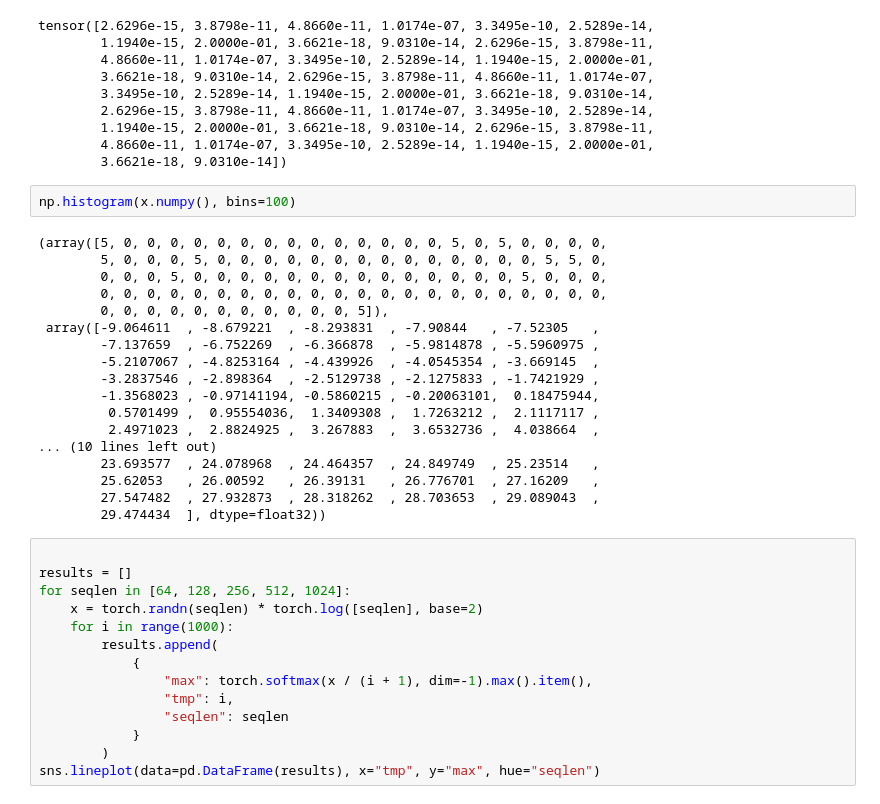
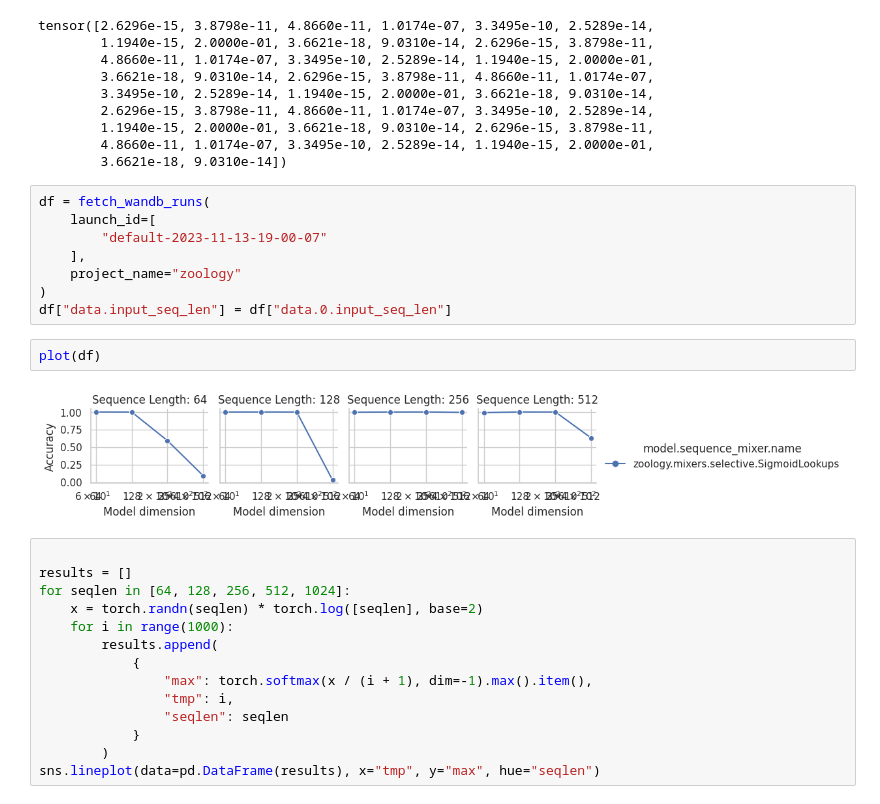
Before and after one commit to HazyResearch/zoology, a Jupyter notebook: zoology/analysis/scratch.ipynb, the cells around one changed output. Drawn from its saved outputs; the diff is of its cells as text.

```diff
--- a/zoology/analysis/scratch.ipynb
+++ b/zoology/analysis/scratch.ipynb
@@ -71,26 +77,18 @@ tensor([2.6296e-15, 3.8798e-11, 4.8660e-11, 1.0174e-07, 3.3495e-10, 2.5289e-14,
         1.1940e-15, 2.0000e-01, 3.6621e-18, 9.0310e-14, 2.6296e-15, 3.8798e-11,
         4.8660e-11, 1.0174e-07, 3.3495e-10, 2.5289e-14, 1.1940e-15, 2.0000e-01,
         3.6621e-18, 9.0310e-14])
-# %%
-np.histogram(x.numpy(), bins=100)
-# %% [output]
-(array([5, 0, 0, 0, 0, 0, 0, 0, 0, 0, 0, 0, 0, 0, 0, 5, 0, 5, 0, 0, 0, 0,
-        5, 0, 0, 0, 5, 0, 0, 0, 0, 0, 0, 0, 0, 0, 0, 0, 0, 0, 0, 5, 5, 0,
-        0, 0, 0, 5, 0, 0, 0, 0, 0, 0, 0, 0, 0, 0, 0, 0, 0, 0, 5, 0, 0, 0,
-        0, 0, 0, 0, 0, 0, 0, 0, 0, 0, 0, 0, 0, 0, 0, 0, 0, 0, 0, 0, 0, 0,
-        0, 0, 0, 0, 0, 0, 0, 0, 0, 0, 0, 5]),
- array([-9.064611  , -8.679221  , -8.293831  , -7.90844   , -7.52305   ,
-        -7.137659  , -6.752269  , -6.366878  , -5.9814878 , -5.5960975 ,
-        -5.2107067 , -4.8253164 , -4.439926  , -4.0545354 , -3.669145  ,
-        -3.2837546 , -2.898364  , -2.5129738 , -2.1275833 , -1.7421929 ,
-        -1.3568023 , -0.97141194, -0.5860215 , -0.20063101,  0.18475944,
-         0.5701499 ,  0.95554036,  1.3409308 ,  1.7263212 ,  2.1117117 ,
-         2.4971023 ,  2.8824925 ,  3.267883  ,  3.6532736 ,  4.038664  ,
-... (10 lines left out)
-        23.693577  , 24.078968  , 24.464357  , 24.849749  , 25.23514   ,
-        25.62053   , 26.00592   , 26.39131   , 26.776701  , 27.16209   ,
-        27.547482  , 27.932873  , 28.318262  , 28.703653  , 29.089043  ,
-        29.474434  ], dtype=float32))
+# %%
+df = fetch_wandb_runs(
+    launch_id=[
+        "default-2023-11-13-19-00-07"
+    ],
+    project_name="zoology"
+)
+df["data.input_seq_len"] = df["data.0.input_seq_len"]
+# %%
+plot(df)
+# %% [output]
+[figure, added]
 # %%
 
 results = []
```
Also changed, not shown: parts of 4 cells of this notebook, 15 other files.
